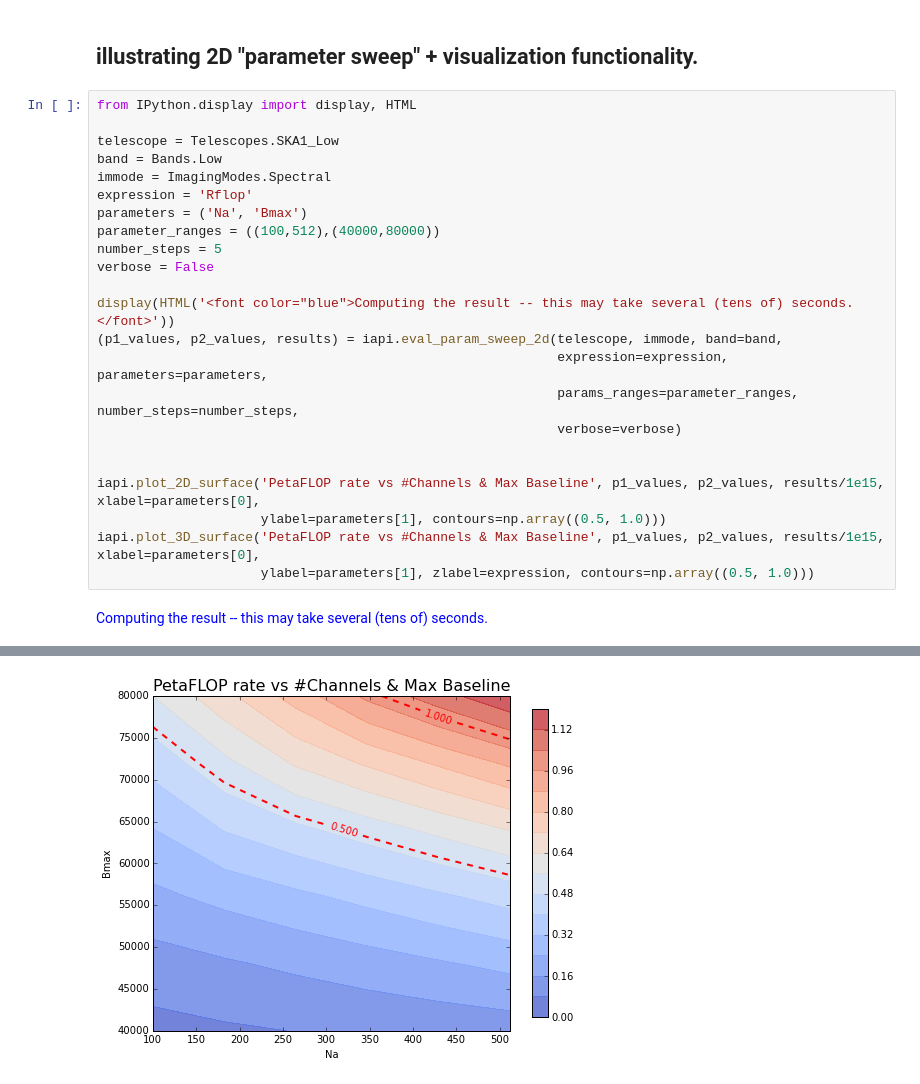
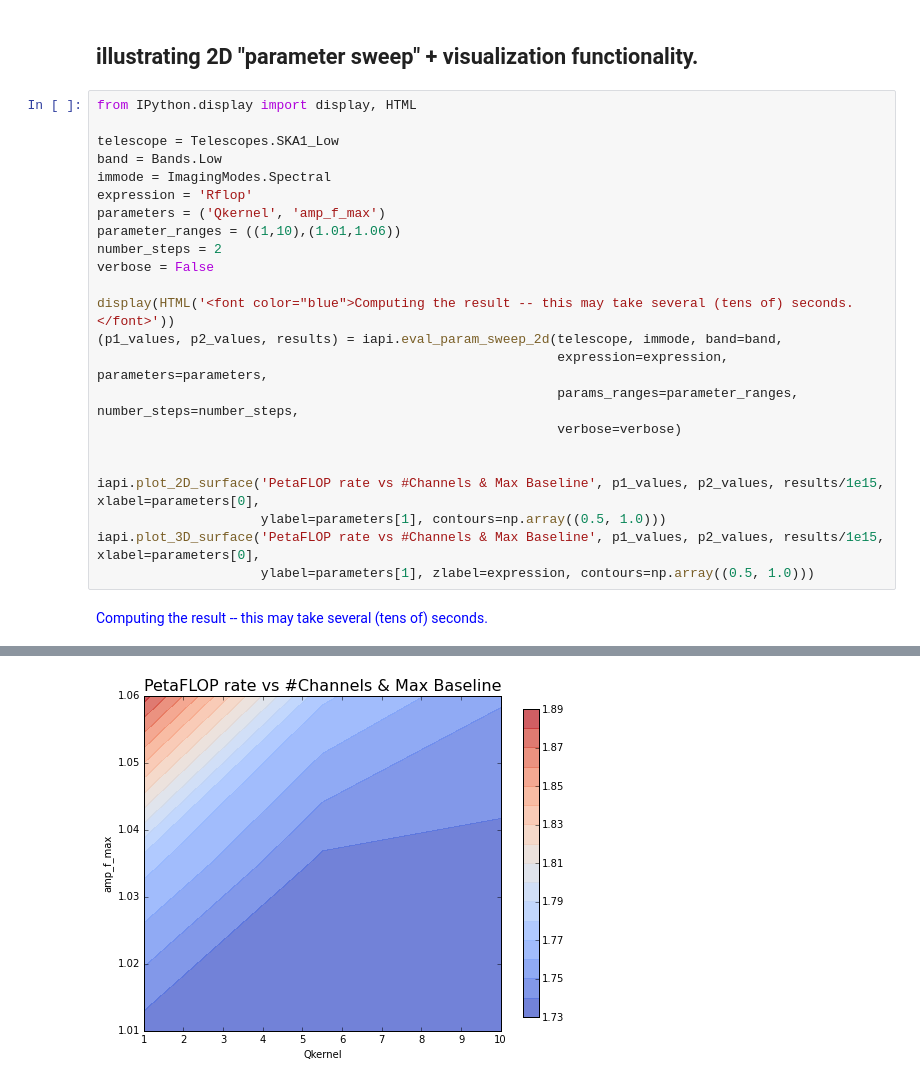
Before and after one commit to top-sim/sdp-par-model, a Jupyter notebook: iPython/SKA1_Imaging_Performance_Model.ipynb, the cells around one changed output, grey strips where cells are left out. Cells and saved outputs as stored; diff of their text form.

```diff
--- a/iPython/SKA1_Imaging_Performance_Model.ipynb
+++ b/iPython/SKA1_Imaging_Performance_Model.ipynb
@@ -159,9 +161,9 @@ telescope = Telescopes.SKA1_Low
 band = Bands.Low
 immode = ImagingModes.Spectral
 expression = 'Rflop'
-parameters = ('Na', 'Bmax')
-parameter_ranges = ((100,512),(40000,80000))
-number_steps = 5
+parameters = ('Qkernel', 'amp_f_max')
+parameter_ranges = ((1,10),(1.01,1.06))
+number_steps = 2
 verbose = False
 
 display(HTML('<font color="blue">Computing the result -- this may take several (tens of) seconds.</font>'))
@@ -196,2 +194,2 @@ for a total of 36 data evaluation points
 done with parameter sweep!
-[figure, old version]
+[figure, new version]
```
Also changed, not shown: parts of 4 cells of this notebook, 2 other files.
